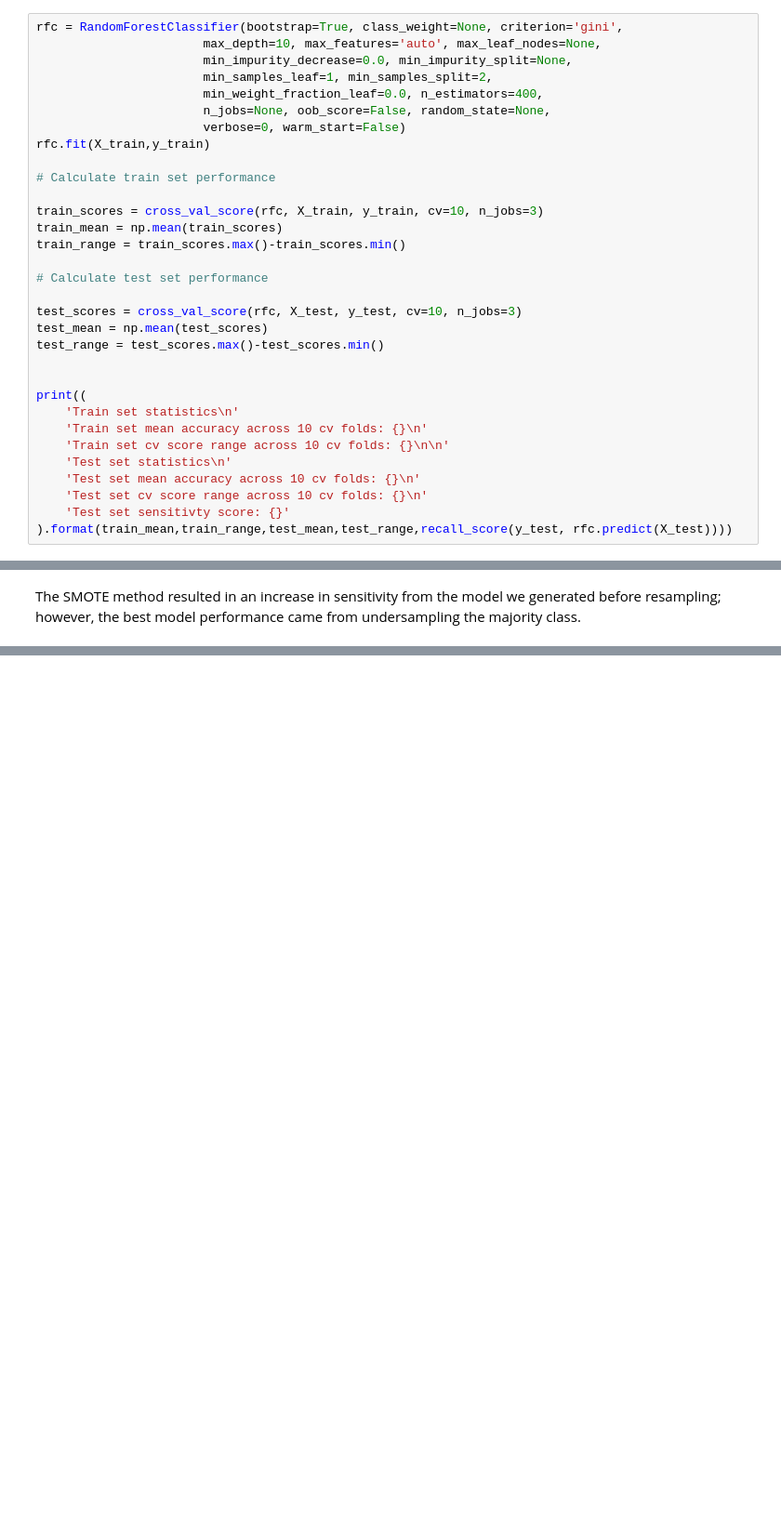
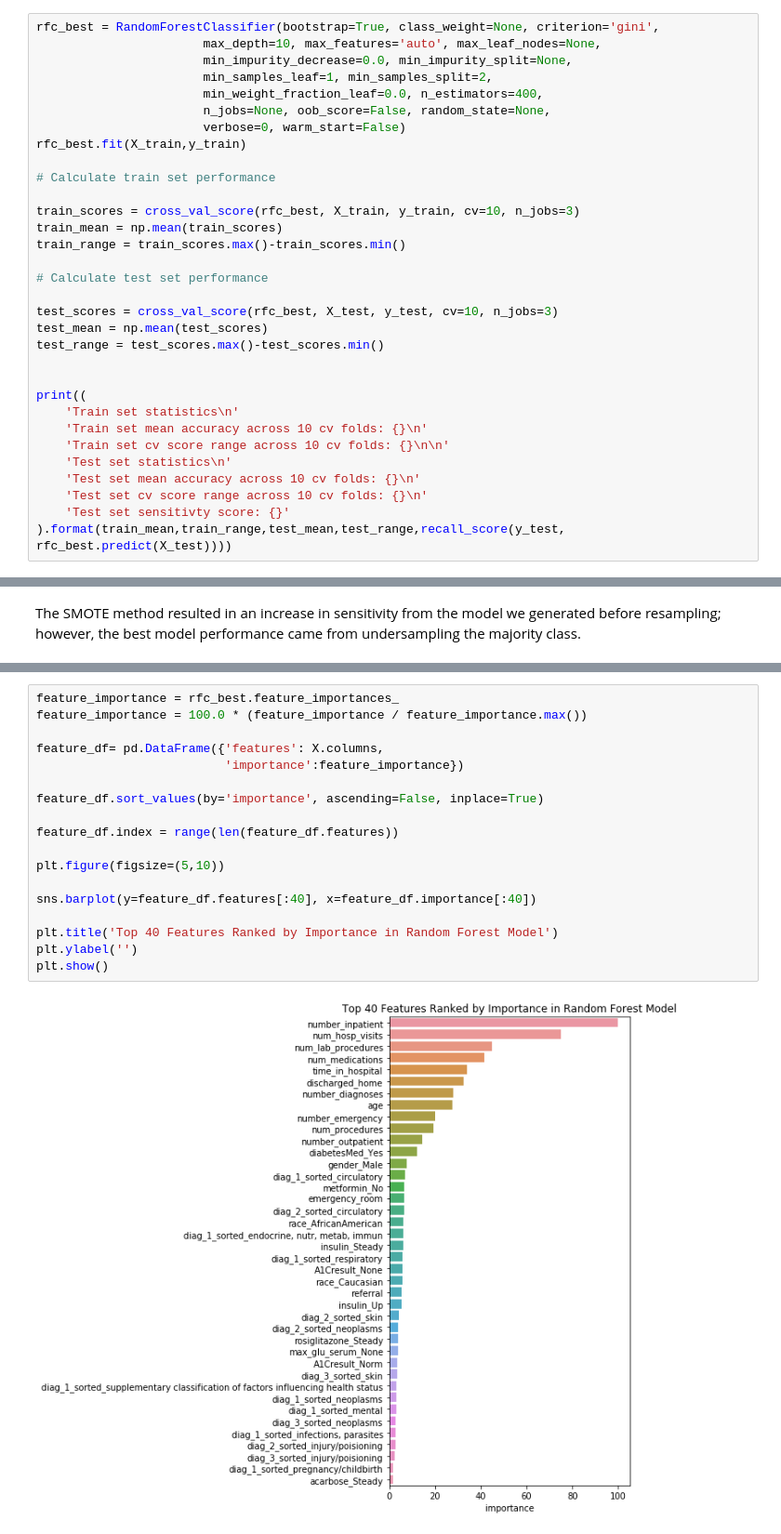
Before and after one commit to dstolbert/Predicting-hospital-readmittance-in-diabetic-patients, a Jupyter notebook: Supervised Learning Capstone.ipynb, the cells around one changed output, grey strips where cells are left out. Shown at 93% size. Cells and saved outputs as stored; diff of their text form; blank space fills up the shorter version.

```diff
--- a/Supervised Learning Capstone.ipynb
+++ b/Supervised Learning Capstone.ipynb
@@ -950,24 +950,24 @@ Name: binary_readmitted30, dtype: int64
 y_train = X_down['binary_readmitted30']
 X_train = X_down.drop('binary_readmitted30', axis=1)
 # %%
-rfc = RandomForestClassifier(bootstrap=True, class_weight=None, criterion='gini',
+rfc_best = RandomForestClassifier(bootstrap=True, class_weight=None, criterion='gini',
                        max_depth=10, max_features='auto', max_leaf_nodes=None,
                        min_impurity_decrease=0.0, min_impurity_split=None,
                        min_samples_leaf=1, min_samples_split=2,
                        min_weight_fraction_leaf=0.0, n_estimators=400,
                        n_jobs=None, oob_score=False, random_state=None,
                        verbose=0, warm_start=False)
-rfc.fit(X_train,y_train)
+rfc_best.fit(X_train,y_train)
 
 # Calculate train set performance
 
-train_scores = cross_val_score(rfc, X_train, y_train, cv=10, n_jobs=3)
+train_scores = cross_val_score(rfc_best, X_train, y_train, cv=10, n_jobs=3)
 train_mean = np.mean(train_scores)
 train_range = train_scores.max()-train_scores.min()
 
 # Calculate test set performance
 
-test_scores = cross_val_score(rfc, X_test, y_test, cv=10, n_jobs=3)
+test_scores = cross_val_score(rfc_best, X_test, y_test, cv=10, n_jobs=3)
 test_mean = np.mean(test_scores)
 test_range = test_scores.max()-test_scores.min()
 
@@ -980,6 +980,6 @@ print((
     'Test set mean accuracy across 10 cv folds: {}\n'
     'Test set cv score range across 10 cv folds: {}\n'
     'Test set sensitivty score: {}'
-).format(train_mean,train_range,test_mean,test_range,recall_score(y_test, rfc.predict(X_test))))
+).format(train_mean,train_range,test_mean,test_range,recall_score(y_test, rfc_best.predict(X_test))))
 # %% [output]
 Train set statistics
@@ -1052,0 +1059,20 @@ The SMOTE method resulted in an increase in sensitivity from the model we genera
+# %%
+feature_importance = rfc_best.feature_importances_
+feature_importance = 100.0 * (feature_importance / feature_importance.max())
+
+feature_df= pd.DataFrame({'features': X.columns,
+                          'importance':feature_importance})
+
+feature_df.sort_values(by='importance', ascending=False, inplace=True)
+
+feature_df.index = range(len(feature_df.features))
+
+plt.figure(figsize=(5,10))
+
+sns.barplot(y=feature_df.features[:40], x=feature_df.importance[:40])
+
+plt.title('Top 40 Features Ranked by Importance in Random Forest Model')
+plt.ylabel('')
+plt.show()
+# %% [output]
+[figure, added]
```
Also changed, not shown: parts of 12 cells of this notebook.
